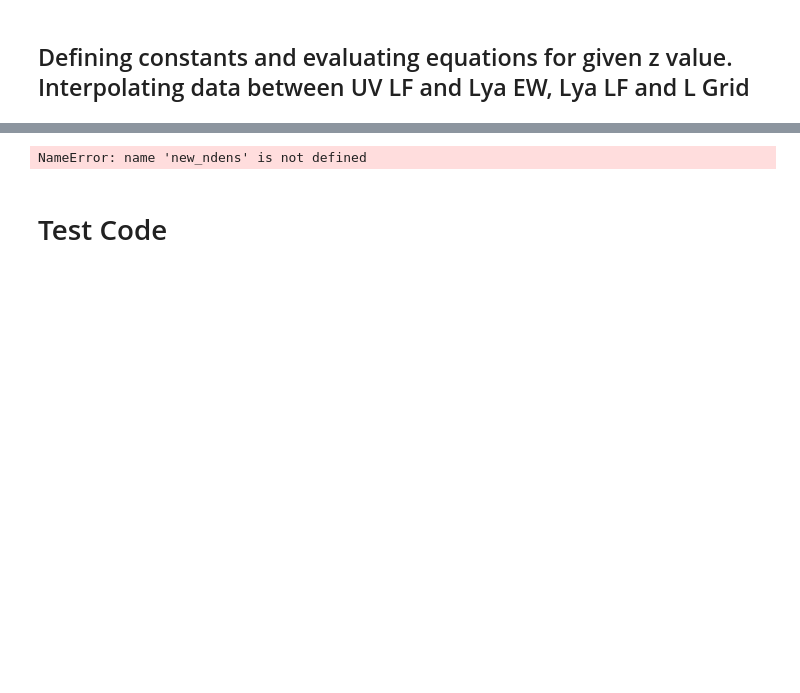
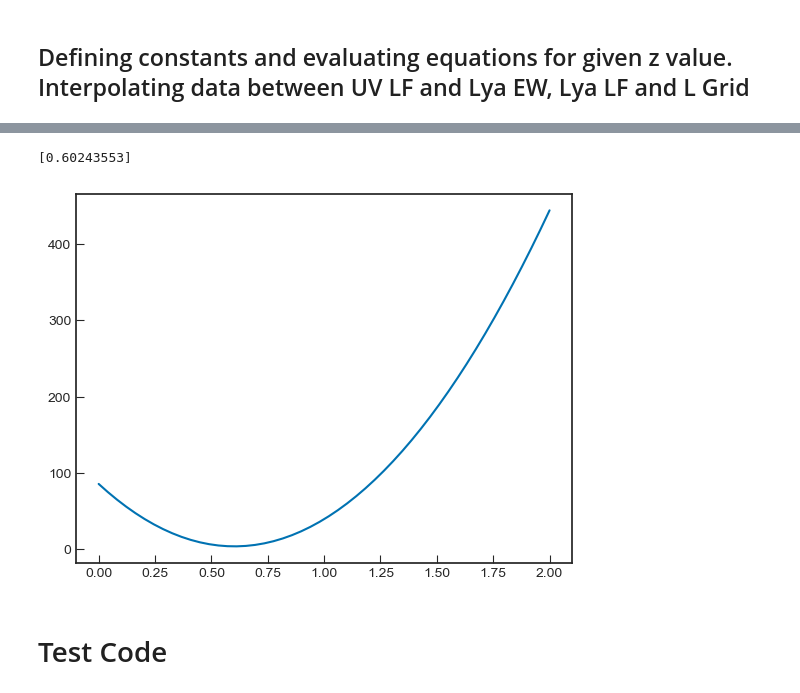
Before and after one commit to amora250/SAO-REU2020, a Jupyter notebook: CODE/Lya LF.ipynb, the cells around one changed output, grey strips where cells are left out. Cells and saved outputs as stored; diff of their text form; code cells hidden in the pictures; blank space fills up the shorter version.

Commit message:
Updated code with finding F, plotting Konno data along with calibrated LF and F as a parameter for LF

```diff
--- a/CODE/Lya LF.ipynb
+++ b/CODE/Lya LF.ipynb
@@ -15,6 +15,11 @@ from astropy.cosmology import Planck15 as P15
 from astropy import units as u
 from astropy import constants as const
 from scipy import interpolate
+from scipy.optimize import minimize
+
+plt.style.use(['default','seaborn-colorblind','seaborn-ticks'])
+mpl.rcParams['xtick.direction'] = 'in'
+mpl.rcParams['ytick.direction'] = 'in'
 # %%
 def insensitive_glob(pattern):
     """
@@ -81,7 +86,7 @@ Muv_EW = np.array([float(Muv_val) for Muv_val in pW_tab.columns[1:]])
 # %%
 #Constants and constraints
 xHI_array = np.array([0.29]) #chosen xHI value
-zval_test = np.array([5.9]) #chosen redshifts
+# zval_test = np.array([5.9]) #chosen redshifts
 Konno_zval = np.array([5.7,6.6])
 Muv_array = np.array([-18.0,-22.0,-16.0]) #chosen Muv to test lum_lya vs Muv similar to EW vs Muv
 beta = -2.0 #usually -2 for high z galaxies as per spectrum as power law
@@ -340,13 +274,45 @@ Text(0, 0.5, '$\\phi(log_{10}(\\mathrm{L_\\alpha}))\\ [Mpc^-3]$')
-# %%
-#Plot UV LF values vs interpolated Muv that is the same as EW
-def plot_UV_LF(Muv_EW,new_ndens):
-        plt.semilogy(LF_tab['Muv'],LF_tab['ndens'],label = 'z = %.1f'%zval_test) #UV LF values (181 Muv vals)
-        plt.plot(Muv_EW,new_ndens,'o')#EW Values along UV LF plot (61 Muv vals)
-        #Muv values for EW are restricted in range, we'll have to extend range, use same EW PD > -23 and < -17
-        plt.legend()
-        plt.xlabel('$M_\mathrm{UV}$')
-        plt.ylabel(r'$\phi(M_\mathrm{UV})\ Mpc^-3$')
-        plt.show()
-        return
-# %% [output]
-NameError: name 'new_ndens' is not defined
+# %%
+def line_model(F, Ko_L):
+    """
+    Evaluate a straight line model at the input x values.
+
+    Parameters
+    ----------
+    F : list, array
+        This should be a length-2 array or list containing the
+        parameter values (a, b) for the (slope, intercept).
+    new_phiLF : numeric, list, array
+        The coordinate values.
+
+    Returns
+    -------
+    Ko_ndens : array
+        The computed y values at each input x.
+    """
+    #Interpolating Konno and lum grid
+    LF_interp2 = interpolate.interp1d(log10_lg, log10_LF_calibrate)
+    new_phi_Li = LF_interp2(Ko_L)
+
+    return F*new_phi_Li
+
+F = np.linspace(0,2)
+
+def weighted_squared_deviation(F):
+    """
+    Compute the weighted squared deviation between the data
+    (x, y, y_err) and the model points computed with the input
+    parameters (pars).
+    """
+    Ko_L, Ko_ndens, yerror_mean = konno_data_plt(zval_test=5.7, plot = False)
+    chi = (Ko_ndens - line_model(F[:,None], Ko_L)) / yerror_mean
+    return np.sum(chi**2, axis=1)
+plt.plot(F, weighted_squared_deviation(F))
+
+
+x0 = 0.6 # starting guess for the optimizer
+result_sq = minimize(weighted_squared_deviation, x0=x0,method='BFGS')
+best_pars_sq = result_sq.x
+print(best_pars_sq)
+# %% [output]
+[0.60243553]
+[figure, added]
```
Also changed, not shown: parts of 9 cells of this notebook.
